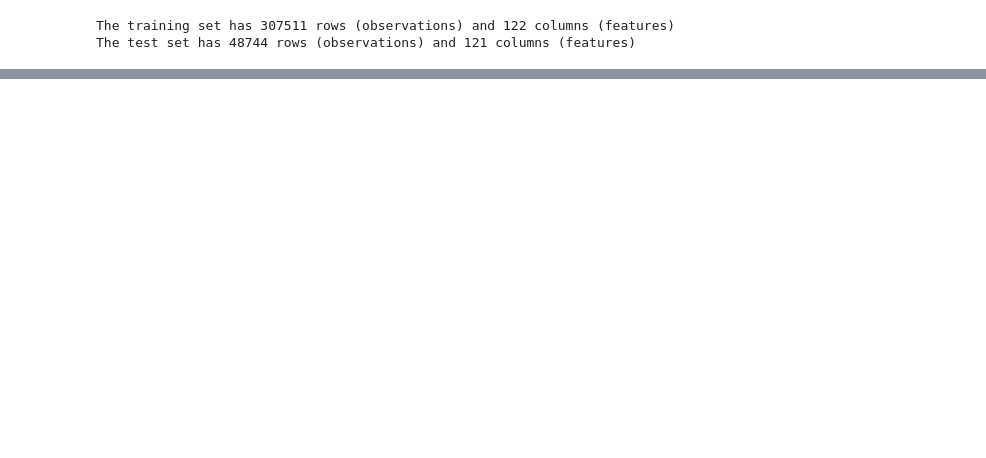
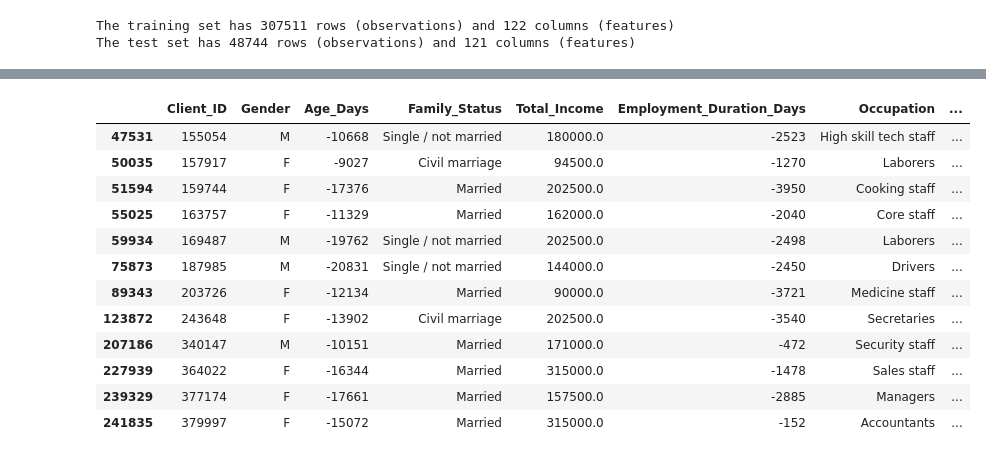
Before and after one commit to Sunday-Oladokun/Credit-Risk-Scoring-System, a Jupyter notebook: Credit Risk Scoring System.ipynb, the cells around one changed output, grey strips where cells are left out. Saved outputs shown, nothing was run; the diff lists cells and outputs as text; code cells hidden in the pictures; blank space fills up the shorter version.

```diff
--- a/Credit Risk Scoring System.ipynb
+++ b/Credit Risk Scoring System.ipynb
@@ -153,0 +401,6 @@ Index(['SK_ID_CURR', 'TARGET', 'NAME_CONTRACT_TYPE', 'CODE_GENDER',
+# %%
+# Rename the columns in the train dataset
+train_df.rename(columns=new_column_dict, inplace=True)
+# %%
+# Rename the columns in the test dataset
+test_df.rename(columns=new_column_dict, inplace=True)
@@ -153,0 +652,19 @@ Index(['SK_ID_CURR', 'TARGET', 'NAME_CONTRACT_TYPE', 'CODE_GENDER',
+# %%
+# Distribution of the occupation feature
+occupation_probabilities_train = train_features_df['Occupation'].value_counts(normalize=True)
+occupation_probabilities_test = test_features_df['Occupation'].value_counts(normalize=True)
+
+# Combine probabilities from both training and test sets
+occupation_probabilities_combined = (occupation_probabilities_train + occupation_probabilities_test) / 2
+
+# Function to impute missing values based on combined distribution
+def fill_occupation(row):
+    global occupation_probabilities_combined
+    if pd.isnull(row['Occupation']):
+        return np.random.choice(occupation_probabilities_combined.index, p=occupation_probabilities_combined.values)
+    else:
+        return row['Occupation']
+# %%
+# Apply the function to impute missing values in 'Occupation'
+train_features_df['Occupation'] = train_features_df.apply(fill_occupation, axis=1)
+test_features_df['Occupation'] = test_features_df.apply(fill_occupation, axis=1)
@@ -153,0 +675,17 @@ Index(['SK_ID_CURR', 'TARGET', 'NAME_CONTRACT_TYPE', 'CODE_GENDER',
+# %%
+rows_with_missing_annuity = train_features_df[train_features_df['Annuity_Amount'].isna()]
+rows_with_missing_annuity
+# %% [output]
+|  | Client_ID | Gender | Age_Days | Family_Status | Total_Income | Employment_Duration_Days | Occupation | ... |
+| 47531 | 155054 | M | -10668 | Single / not married | 180000.0 | -2523 | High skill tech staff | ... |
+| 50035 | 157917 | F | -9027 | Civil marriage | 94500.0 | -1270 | Laborers | ... |
+| 51594 | 159744 | F | -17376 | Married | 202500.0 | -3950 | Cooking staff | ... |
+| 55025 | 163757 | F | -11329 | Married | 162000.0 | -2040 | Core staff | ... |
+| 59934 | 169487 | M | -19762 | Single / not married | 202500.0 | -2498 | Laborers | ... |
+| 75873 | 187985 | M | -20831 | Single / not married | 144000.0 | -2450 | Drivers | ... |
+| 89343 | 203726 | F | -12134 | Married | 90000.0 | -3721 | Medicine staff | ... |
+| 123872 | 243648 | F | -13902 | Civil marriage | 202500.0 | -3540 | Secretaries | ... |
+| 207186 | 340147 | M | -10151 | Married | 171000.0 | -472 | Security staff | ... |
+| 227939 | 364022 | F | -16344 | Married | 315000.0 | -1478 | Sales staff | ... |
+| 239329 | 377174 | F | -17661 | Married | 157500.0 | -2885 | Managers | ... |
+| 241835 | 379997 | F | -15072 | Married | 315000.0 | -152 | Accountants | ... |
```
Also changed, not shown: parts of 25 cells of this notebook.
